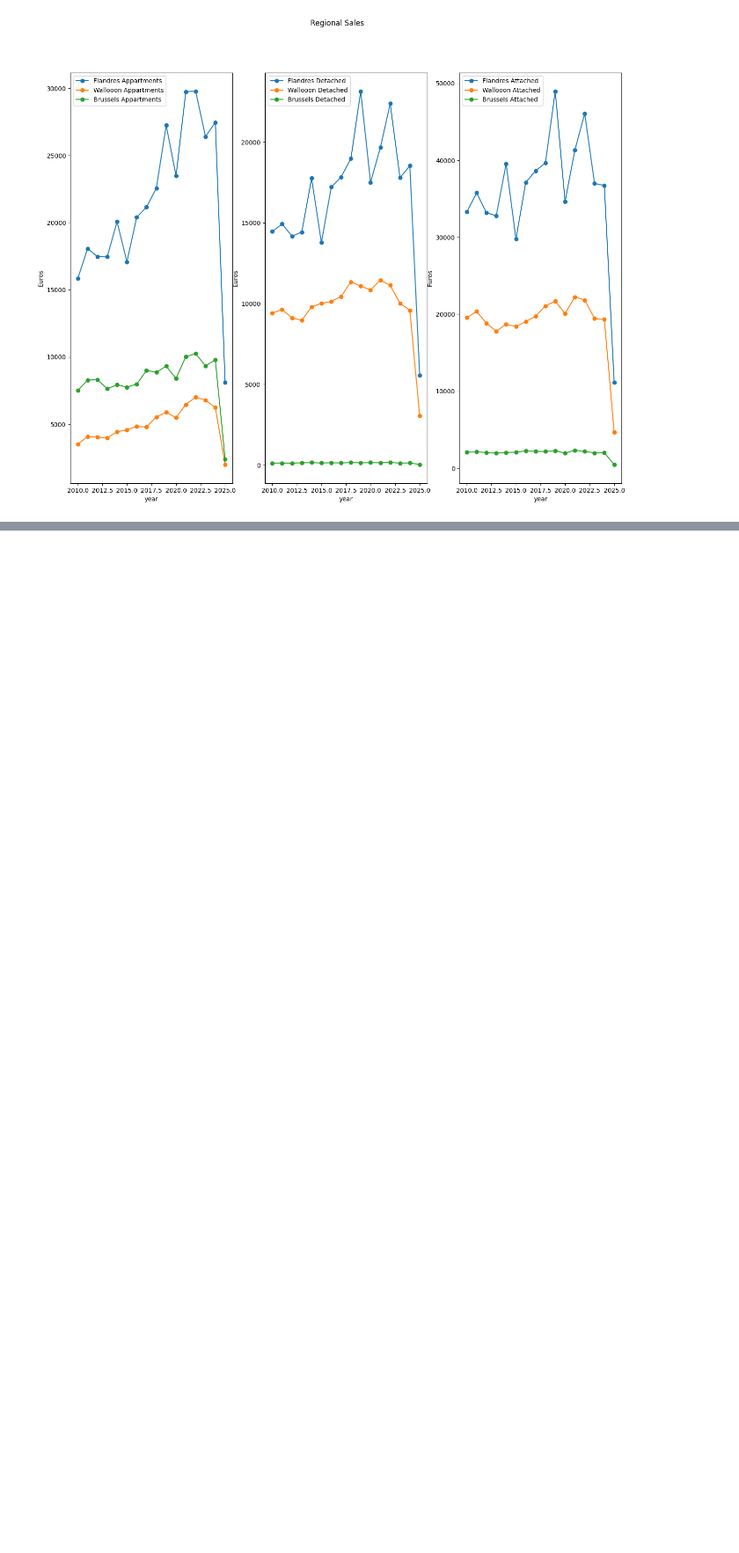
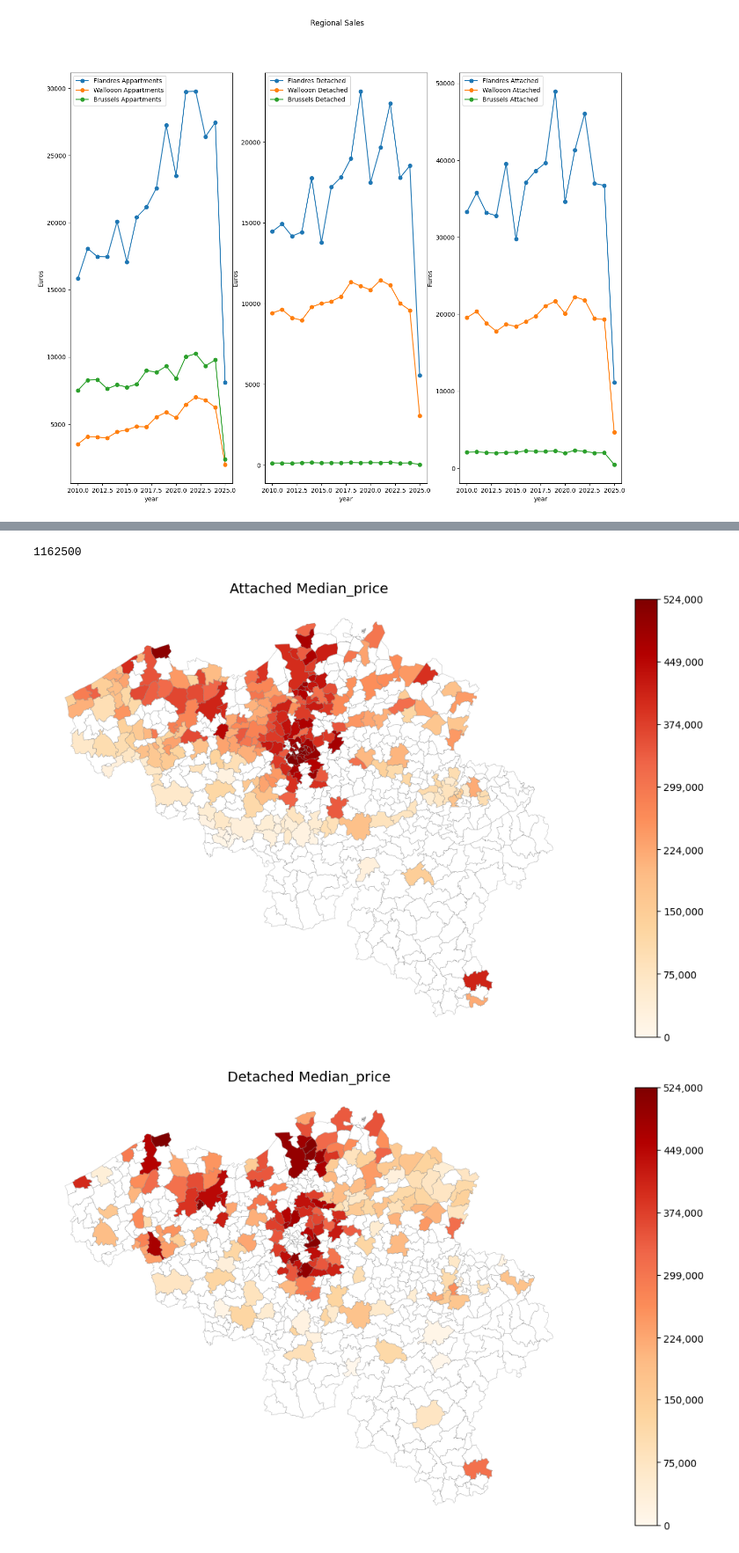
Before and after one commit to DSP-Tan/belgian_real_estate, a Jupyter notebook: visualisation.ipynb, the cells around one changed output, grey strips where cells are left out. Shown at 88% size. Cells and saved outputs as stored; diff of their text form; code cells hidden in the pictures; blank space fills up the shorter version.

```diff
--- a/visualisation.ipynb
+++ b/visualisation.ipynb
@@ -243,0 +264,3 @@ axes[2].legend();
+# %%
+prices_latest_quart = df.loc[(df.year==2025) & (df.period=="Q1"), ["refnis", "q2_1","q2_2", "q2_3"]].copy()
+prices_latest_quart.refnis = prices_latest_quart.refnis.astype(str)
@@ -243,0 +302,2 @@ axes[2].legend();
+# %%
+gdf = gdf.merge(prices_latest_quart, how="left", left_on="cd_munty_refnis", right_on="refnis")
@@ -243,0 +313,42 @@ axes[2].legend();
+# %%
+gdf[["q2_1", "q2_2", "q2_3"]].max().max()
+# %% [output]
+1162500
+# %%
+vmin = 0
+
+for col in ["q2_1", "q2_2", "q2_3"]:
+    vmax = gdf[col].max()
+
+    ticks = np.linspace(0, vmax, 8)
+    ticks = np.round(ticks, -3)
+
+    title = col_names[col]
+    fig, ax = plt.subplots(figsize=(26, 8))
+    gdf.plot(
+        column=col,
+        cmap="OrRd",        # orange-red colormap
+        linewidth=0.2,
+        edgecolor="grey",
+        legend=False,
+        missing_kwds={
+            "color": "white",   # no data = white
+            "label": "No data"
+        },
+        ax=ax
+    )
+    ax.set_title(f"{title}", fontsize=14)
+    ax.set_axis_off()
+
+    sm = plt.cm.ScalarMappable(cmap="OrRd", norm=plt.Normalize(vmin=vmin, vmax=vmax))
+    sm._A = []
+    cbar = fig.colorbar(sm, ax=ax, fraction=0.03, pad=0.04)
+    cbar.set_ticks(ticks)
+    cbar.set_ticklabels([f"{int(t):,}" for t in ticks])
+
+    plt.show()
+
+#print("Maps saved as map_p1.png, map_p2.png, map_p3.png")
+# %% [output]
+[figure, added]
+[figure, added]
```
Also changed, not shown: parts of 10 cells of this notebook.
